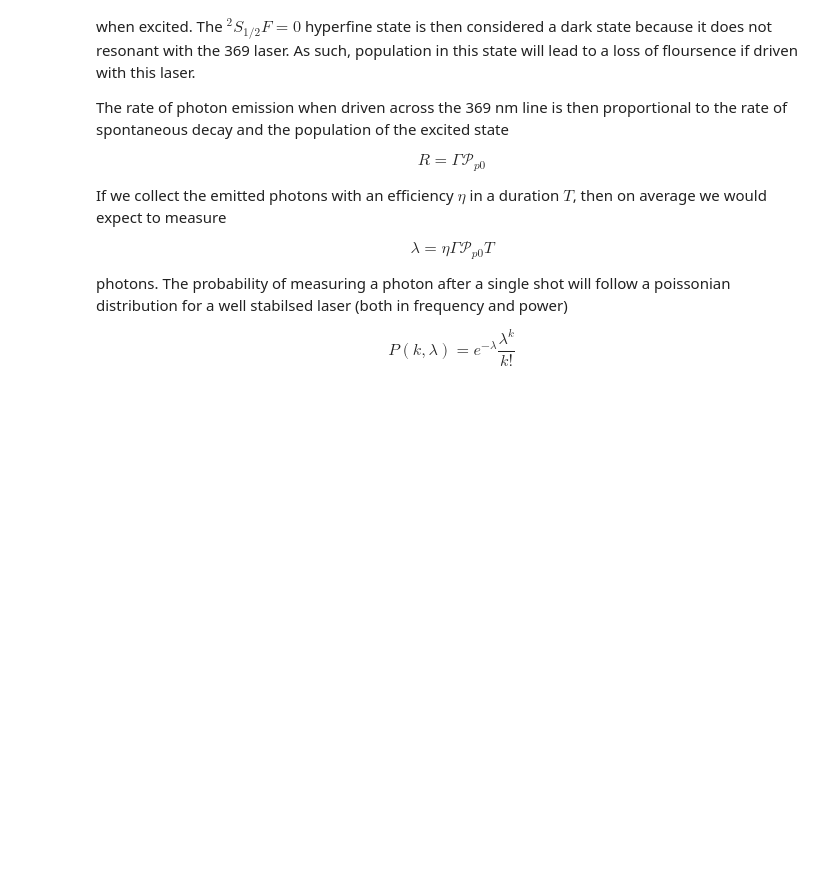
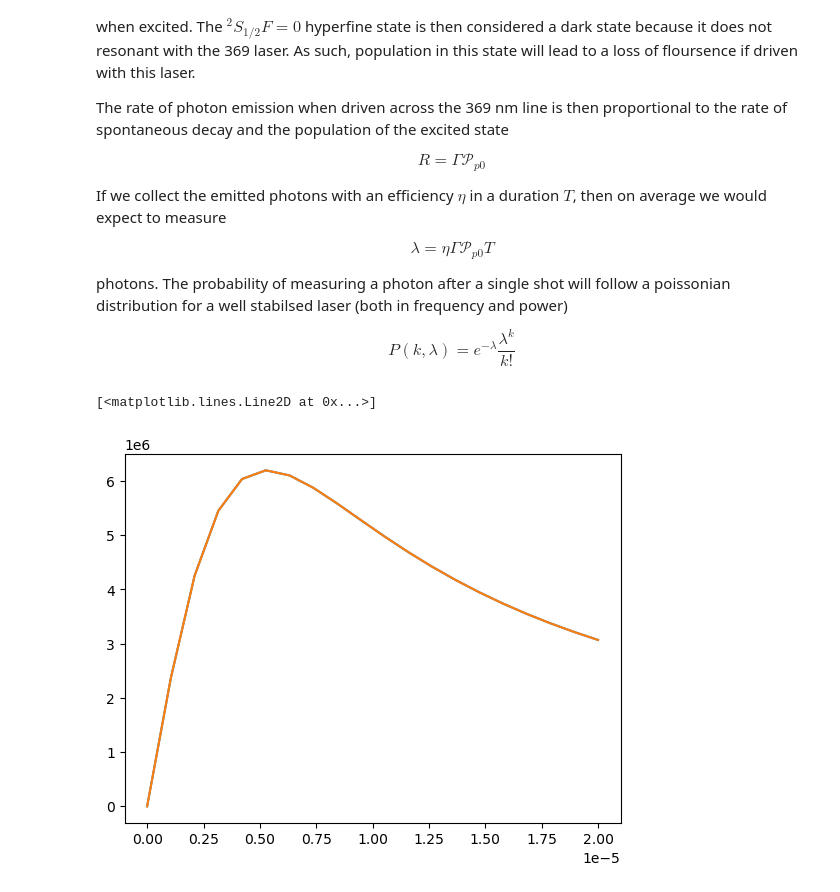
Before and after one commit to lmcc-lab/YbSimulations, a Jupyter notebook: experiment_stack.ipynb, the cells around one changed output. Cells and saved outputs as stored; diff of their text form; code cells hidden in the pictures; blank space fills up the shorter version.

```diff
--- a/experiment_stack.ipynb
+++ b/experiment_stack.ipynb
@@ -1644,3 +1661,37 @@ $$\lambda = \eta \Gamma \mathcal{P}_{p0} T$$
 photons. The probability of measuring a photon after a single shot will follow a poissonian distribution for a well stabilsed laser (both in frequency and power)
 
 $$P(k, \lambda) = e^{-\lambda} \frac{\lambda^k}{k!}$$
+# %%
+from artiq_common_methods.YbSimulations.ion_model import Yb171
+import matplotlib.pyplot as plt
+from numpy import pi
+import numpy as np
+def ionmodel171(P, Psat, eta):
+    Gamma = 2 * pi * 19.7e6
+    theta = np.arccos(3 ** -0.5)
+    cost = np.cos(theta) ** 2
+    sint = np.sin(theta) ** 2
+    dB = 2 * pi * 3.513e6  # 4.896e6
+    Delta = 2 * pi * -10e6
+    Omega = Gamma * np.sqrt(P / (2 * Psat))
+    LW = (Gamma / 2) ** 2 + Omega ** 2 * (1 / 3) * cost * (1 - 3 * cost) / (1 + 3 * cost) + cost / (1 + 3 * cost) * (
+            Omega ** 4 / (36 * dB ** 2) + 4 * dB ** 2)
+
+    Pp0 = (3 / 4) * cost * sint / (1 + 3 * cost) * Omega ** 2 * (1 / 3) / (Delta ** 2 + LW)
+    return eta * Gamma * Pp0
+
+from artiq_common_methods.YbSimulations.ion_model import Yb171, calculate_171_pop
+
+yb171 = Yb171()
+
+P = np.linspace(0, 20e-6, 20)
+Psat = 1.39e-6
+Delta = 2 * pi * -10e6
+
+
+eta = 1
+plt.plot(P, ionmodel171(P, Psat, eta))
+plt.plot(P, PP0 * yb171.gamma_2S12_2P12)
+# %% [output]
+[<matplotlib.lines.Line2D at 0x...>]
+[figure, added]
```
Also changed, not shown: parts of 20 cells of this notebook, 1 other file.
